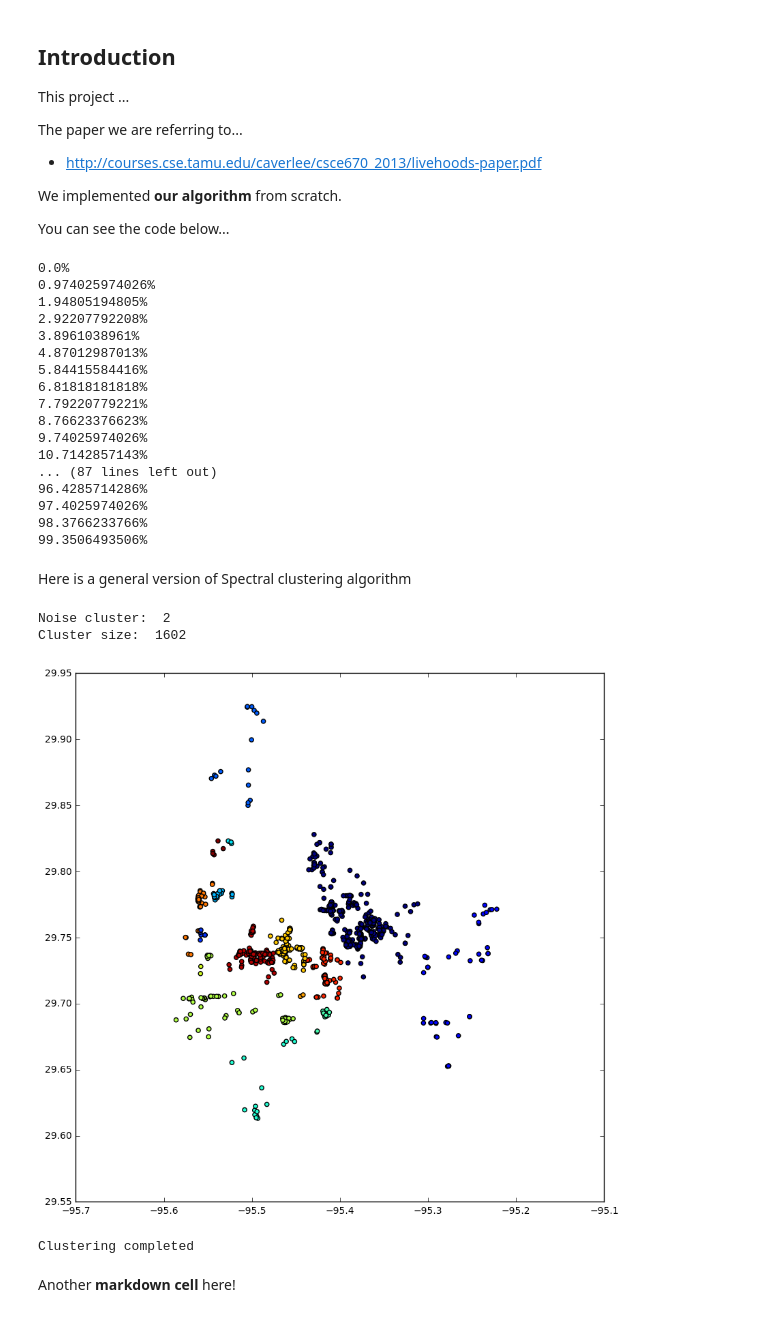
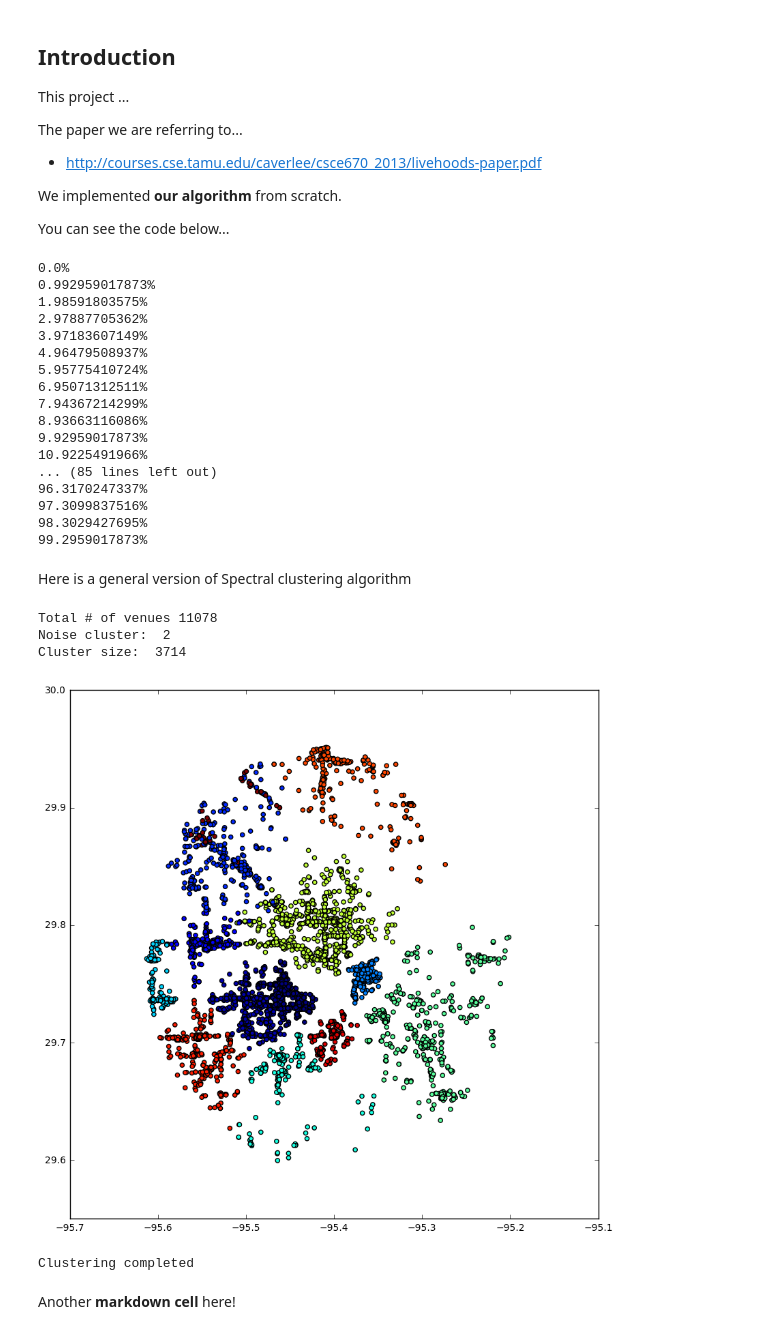
Before and after one commit to dhshin90/CSCE670-Project, a Jupyter notebook: project notebook.ipynb, the cells around one changed output. Drawn from its saved outputs; the diff is of its cells as text; code cells hidden in the pictures.

Commit message:
Spectral clustering updated2
Version 1 + Tae’s code

```diff
--- a/project notebook.ipynb
+++ b/project notebook.ipynb
@@ -240,7 +240,7 @@ def get_nearest_venues(filename, n):
     return ret
 
 #austin_nearest = get_nearest_venues("nearest_neighbors_austin.txt", 10)
-houston_nearest = get_nearest_venues("nearest_neighbors_houston.txt", 30)
+houston_nearest = get_nearest_venues("nearest_neighbors_houston.txt", 20)
 # %%
 # Compute 1000 nearest neigbors for later computation
 # Input: filaname, {venueid : {"latitiude" : latitude, "longitude" : longitude, "type" : type}, ...}
@@ -327,25 +375,26 @@ def create_affinity_matrix(venues, nearest):
     return ret
 
 #austin_affinity = create_affinity_matrix(austin_checkin_freq[0], austin_nearest)
-houston_affinity = create_affinity_matrix(houston_checkin_freq[0], houston_nearest)
+#houston_affinity = create_affinity_matrix(houston_checkin_freq[2], houston_nearest)
+houston_affinity = create_affinity_matrix(houston_checkin_freq_categorized[2], houston_nearest)
 # %% [output]
 0.0%
-0.974025974026%
-1.94805194805%
-2.92207792208%
-3.8961038961%
-4.87012987013%
-5.84415584416%
-6.81818181818%
-7.79220779221%
-8.76623376623%
-9.74025974026%
-10.7142857143%
-... (87 lines left out)
-96.4285714286%
-97.4025974026%
-98.3766233766%
-99.3506493506%
+0.992959017873%
+1.98591803575%
+2.97887705362%
+3.97183607149%
+4.96479508937%
+5.95775410724%
+6.95071312511%
+7.94367214299%
+8.93663116086%
+9.92959017873%
+10.9225491966%
+... (85 lines left out)
+96.3170247337%
+97.3099837516%
+98.3029427695%
+99.2959017873%
 # %%
 # c = 0
 # for k, v in austin_affinity.iteritems():
@@ -440,12 +489,13 @@ y = []
 t = []
 data = {}
 
+print "Total # of venues", len(houston_affinity)
 print "Noise cluster: ", max_index
 print "Cluster size: ", cluster_count[max_index]
 
 for v in houston_venue:
     if v in houston_affinity:
-         if float(houston_venue[v]['longitude']) > -96.0 and color[v] != max_index:
+         if float(houston_venue[v]['longitude']) > -96.0 and cluster[v] != max_index:
             x.append(houston_venue[v]['longitude'])
             y.append(houston_venue[v]['latitude'])
             t.append(cluster[v])
@@ -455,35 +505,36 @@ for v in houston_venue:
             temp = {}
             temp.setdefault('longitude', houston_venue[v]['longitude'])
             temp.setdefault('latitude', houston_venue[v]['latitude'])
 
             data[cluster[v]].append(temp)
 
 #          elif cluster[v] == max_index:
 #             print houston_venue[v]['type']
 
 x = np.array(x)
 y = np.array(y)
 t = np.array(t)
 
 plt.figure(figsize=(10, 10))
 plt.scatter(x, y, c = t)
 plt.show()
 
 out = []
 
 for k in data:
     out.append(data[k])
 
 with open('coords_list.json', 'w+') as json_file:
         json_data = json.dumps(out, indent = True)
         json_file.write(json_data)
 
 
 print "Clustering completed"
 # %% [output]
+Total # of venues 11078
 Noise cluster:  2
-Cluster size:  1602
+Cluster size:  3714
-[figure, old version]
+[figure, new version]
 Clustering completed
 # %% [markdown]
 Another **markdown cell** here!
```
Also changed, not shown: parts of 1 cell of this notebook, 1 other file.
